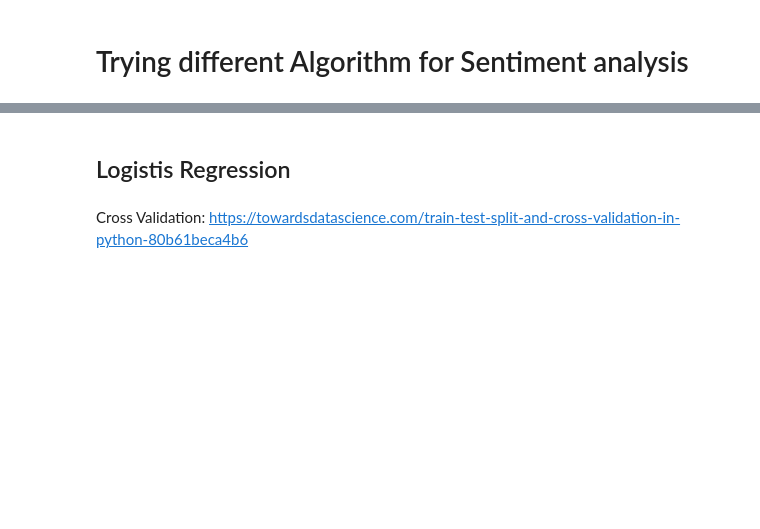
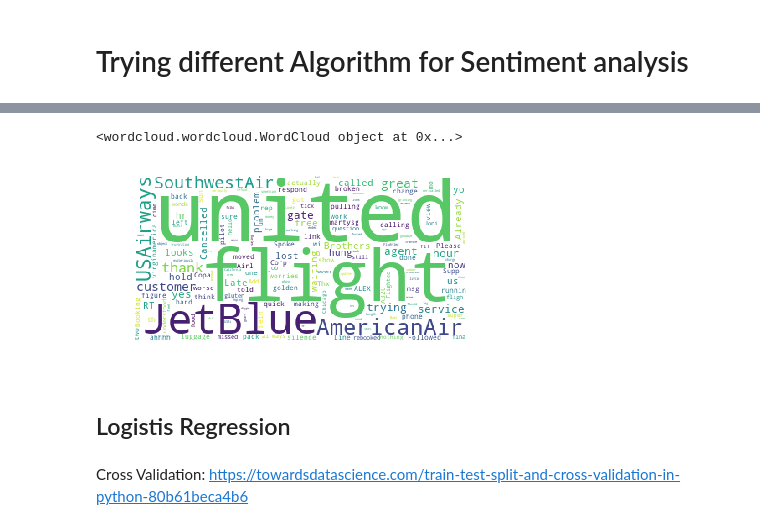
Before and after one commit to ngoduyvu/FastAI_Vu, a Jupyter notebook: Compare model.ipynb, the cells around one changed output, grey strips where cells are left out. Saved outputs shown, nothing was run; the diff lists cells and outputs as text; code cells hidden in the pictures; blank space fills up the shorter version.

```diff
--- a/Compare model.ipynb
+++ b/Compare model.ipynb
@@ -31,0 +119,7 @@ X_train, X_test, y_train, y_test = train_test_split(train_features,
+# %%
+# Clean data
+clean_text = []
+for i in df_train['text']:
+    clean_text.append(tweet_cleaner(i))
+# %%
+df_train['text'] = clean_text
@@ -32,3 +146,28 @@ X_train, X_test, y_train, y_test = train_test_split(train_features,
+# %%
+mpl.rcParams['font.size']=12
+mpl.rcParams['savefig.dpi']=100
+mpl.rcParams['figure.subplot.bottom']=.1
+
+
+stopwords = set(STOPWORDS)
+
+wordcloud = WordCloud(
+                          background_color='white',
+                          stopwords=stopwords,
+                          max_words=200,
+                          max_font_size=100,
+                          random_state=42
+                         ).generate(str(df_train['text']))
+
+print(wordcloud)
+fig = plt.figure(1)
+plt.imshow(wordcloud)
+plt.axis('off')
+plt.show()
+fig.savefig("word1.png", dpi=100)
+# %% [output]
+<wordcloud.wordcloud.WordCloud object at 0x...>
+[figure, added]
 # %% [markdown]
 ## Logistis Regression
 # %% [markdown]
```
Also changed, not shown: parts of 43 cells of this notebook.
